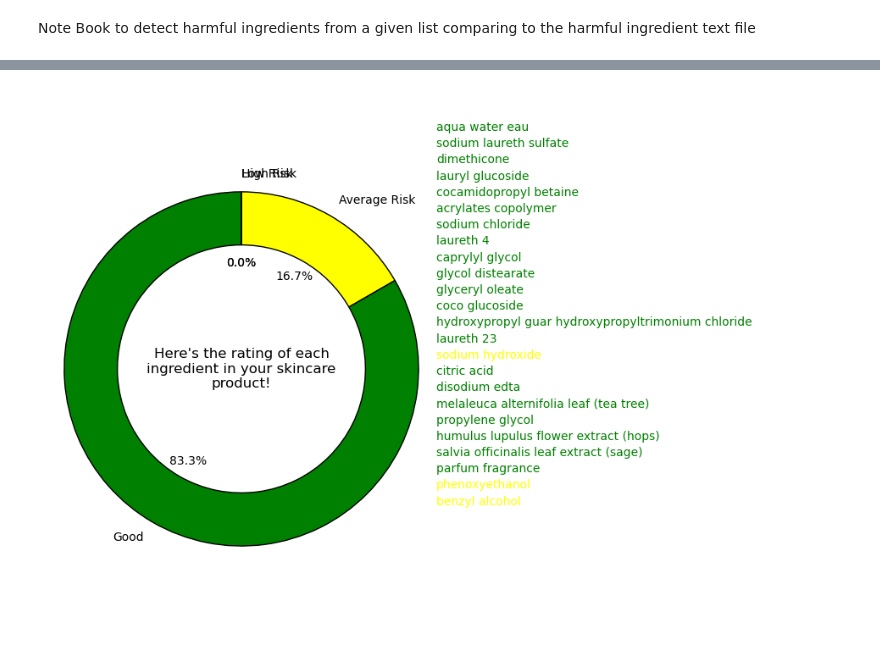
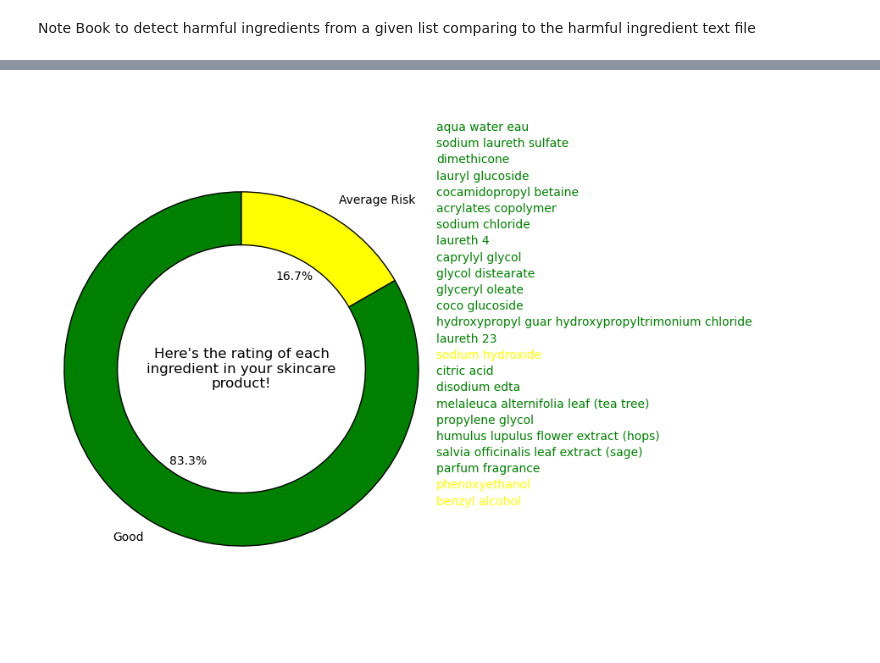
Before and after one commit to Stephan-Dabare/DSGP_Group11_Allergenix, a Jupyter notebook: Component_4_Uthum/Ing_detect.ipynb, the cells around one changed output, grey strips where cells are left out. Saved outputs shown, nothing was run; the diff lists cells and outputs as text; code cells hidden in the pictures.

Commit message:
Harmful Ingredient Visualisation

```diff
--- a/Component_4_Uthum/Ing_detect.ipynb
+++ b/Component_4_Uthum/Ing_detect.ipynb
@@ -28,20 +5,0 @@ harmful_embeddings = np.vstack(harmful_embeddings)  # Combine all batches
-# %%
-import faiss
-
-# Create a FAISS index
-embedding_dim = harmful_embeddings.shape[1]
-index = faiss.IndexFlatL2(embedding_dim)  # L2 (Euclidean) distance
-index.add(harmful_embeddings)  # Add harmful ingredient embeddings to the index
-
-# Encode input ingredients
-input_embeddings = model.encode(input_ingredients)
-
-# Search for the nearest neighbors
-distances, indices = index.search(input_embeddings, k=5)  # Top 5 similar ingredients
-
-# Map results back to harmful ingredients
-for i, ingredient in enumerate(input_ingredients):
-    print(f"Input Ingredient: {ingredient}")
-    print("Potentially Harmful Matches:")
-    for idx in indices[i]:
-        print(f"- {harmful_ingredients[idx]} (Distance: {distances[i][idx]:.4f})")
@@ -180,70 +78,81 @@ print(concern_chems_include)
 # %%
 import re
 import matplotlib.pyplot as plt
-from matplotlib.patches import Circle, Wedge, Polygon
+from matplotlib.patches import Circle
 
 # ... (your existing code for loading and processing ingredients) ...
 
 # Calculate counts for visualization
 high_risk_count = len(red_list_include)
 average_risk_count = len(the_gens_include)
 low_risk_count = len(concern_chems_include)
 good_count = len(input_ingredients1) - high_risk_count - average_risk_count - low_risk_count
 
+# Filter out zero-value categories
+data = []
+labels = []
+colors = []
+
+if good_count > 0:
+    data.append(good_count)
+    labels.append('Good')
+    colors.append('green')
+if average_risk_count > 0:
+    data.append(average_risk_count)
+    labels.append('Average Risk')
+    colors.append('yellow')
+if high_risk_count > 0:
+    data.append(high_risk_count)
+    labels.append('High Risk')
+    colors.append('red')
+if low_risk_count > 0:
+    data.append(low_risk_count)
+    labels.append('Low Risk')
+    colors.append('orange')
+
 # Visualization using Matplotlib
-
-# Pie Chart with Donut Hole
 fig, ax = plt.subplots(figsize=(8, 8))
-
-# Data and labels
-data = [good_count, average_risk_count, high_risk_count, low_risk_count]  # Include all categories
-labels = ['Good', 'Average Risk', 'High Risk', 'Low Risk']  # Updated labels
-colors = ['green', 'yellow', 'red', 'orange']  # Updated colors
 
 # Donut chart parameters
 wedgeprops = {'width': 0.3, 'edgecolor': 'black'}  # Adjust width for hole size
 center_circle = Circle((0, 0), 0.4, color='white')  # Circle in the center
 ax.add_artist(center_circle)
 
 # Create the pie chart (with the "donut" hole)
 wedges, texts, autotexts = ax.pie(data, autopct='%1.1f%%', startangle=90,
                                   colors=colors, labels=labels, wedgeprops=wedgeprops,
                                   textprops={'color': 'black'})
 
-
 # Equal aspect ratio ensures that pie is drawn as a circle.
 ax.axis('equal')
 
 # Add title inside the donut hole
 ax.text(0, 0, "Here's the rating of each\ningredient in your skincare\nproduct!", ha='center', va='center', fontsize=12, color='black')
 
-# Add ingredient list (right side)
-fig.subplots_adjust(right=0.7)  # Adjust right margin for ingredient list
-ax2 = fig.add_axes([0.7, 0.1, 0.25, 0.8])  # left, bottom, width, height
-ax2.axis('off')  # hide axis
+# Add ingredient list (right side) if there are ingredients to display
+if input_ingredients1:
+    fig.subplots_adjust(right=0.7)  # Adjust right margin for ingredient list
+    ax2 = fig.add_axes([0.7, 0.1, 0.25, 0.8])  # left, bottom, width, height
+    ax2.axis('off')  # hide axis
 
-# Combine ingredients for display with correct colors
-ingredients_to_display = []
-for ing in input_ingredients1:
-    if ing in red_list_include:
-        ingredients_to_display.append((ing, 'red'))
-    elif ing in the_gens_include:
-        ingredients_to_display.append((ing, 'yellow'))
-    elif ing in concern_chems_include:
-        ingredients_to_display.append((ing, 'orange'))
-    else:
-        ingredients_to_display.append((ing, 'green'))
+    # Combine ingredients for display with correct colors
+    ingredients_to_display = []
+    for ing in input_ingredients1:
+        if ing in red_list_include:
+            ingredients_to_display.append((ing, 'red'))
+        elif ing in the_gens_include:
+            ingredients_to_display.append((ing, 'yellow'))
+        elif ing in concern_chems_include:
+            ingredients_to_display.append((ing, 'orange'))
+        else:
+            ingredients_to_display.append((ing, 'green'))
 
-# Display ingredients with color coding
-y_pos = 0.95
-for ing, color in ingredients_to_display:
-    ax2.text(0, y_pos, ing, color=color, fontsize=10, va='top')
-    y_pos -= 0.03  # Adjust spacing as needed
-
-# Add "NEW ANALYSIS" button (just a visual representation, no functionality)
-# You would need a GUI framework for actual button functionality
-rect = plt.Rectangle((0.05, 0.02), 0.2, 0.05, linewidth=1, edgecolor='black', facecolor='lightgray')
+    # Display ingredients with color coding
+    y_pos = 0.95
+    for ing, color in ingredients_to_display:
+        ax2.text(0, y_pos, ing, color=color, fontsize=10, va='top')
+        y_pos -= 0.03  # Adjust spacing as needed
 
 plt.show()
 # %% [output]
-[figure, old version]
+[figure, new version]
```
Also changed, not shown: parts of 6 cells of this notebook.
